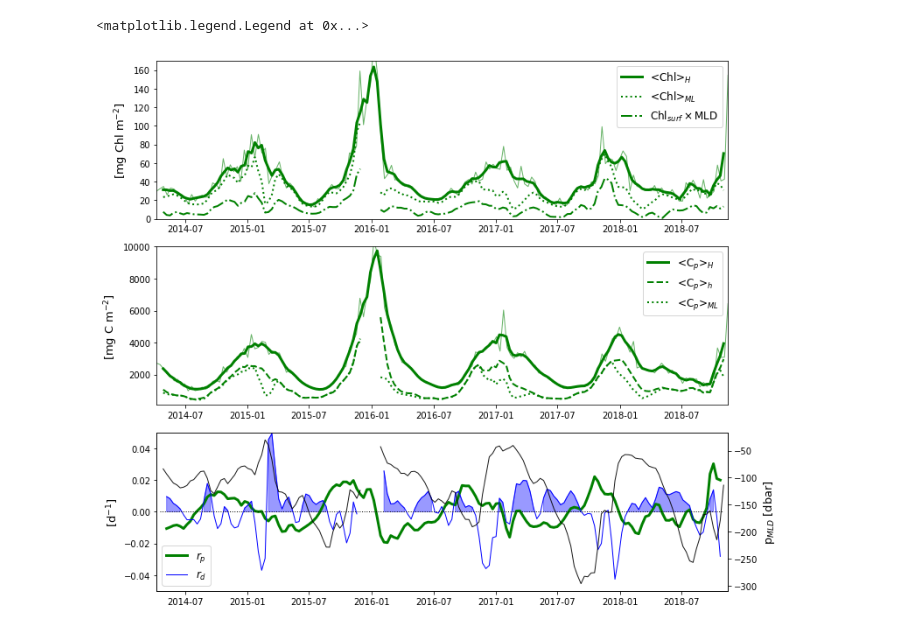
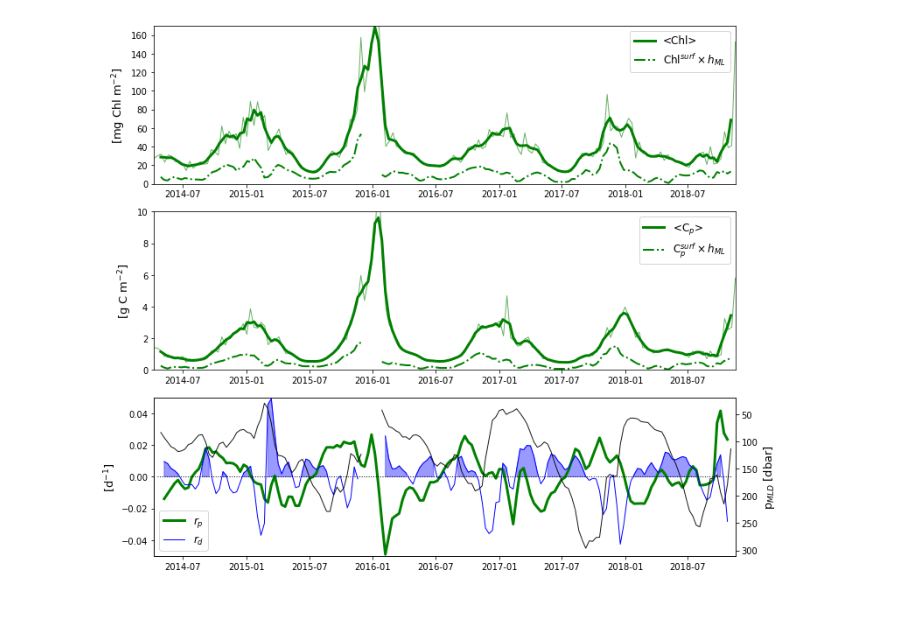
Before and after one commit to roxyboy/SouthernOcean-ARGO, a Jupyter notebook: SOCCOM/5904185.ipynb, the cells around one changed output. Drawn from its saved outputs; the diff is of its cells as text; code cells hidden in the pictures.

```diff
--- a/SOCCOM/5904185.ipynb
+++ b/SOCCOM/5904185.ipynb
@@ -27,5 +44,5 @@ saf = pd.read_csv(op.join(ddir,'../Fronts/saf.txt'), delim_whitespace=True,
 # %%
-ds = xr.open_dataset(op.join(ddir,'5904185_Mprof.nc'))
+ds = xr.open_dataset('5904185_Mprof.nc')
 ds
 # %% [output]
 <xarray.Dataset>
@@ -271,0 +295,5 @@ cb3.set_label(r"[mg C m$^{-3}$]", fontsize=13)
+# %%
+fig, ax = plt.subplots()
+for i in range(len(chl_intp.time)):
+    ax.plot(chl_intp[i],-pnew)
+ax.set_xscale('log')
@@ -360,9 +423,10 @@ for tt in C_test.time.data:
 # %%
 CintgH_tp = CintgH.interp(time=tnew, method='linear')
-Cintg_tp = Cintg.interp(time=tnew, method='linear')
-Cml_intp = Cml.interp(time=tnew, method='linear')
-Chlml_intp = Chlml.interp(time=tnew, method='linear')
+# Cintg_tp = Cintg.interp(time=tnew, method='linear')
+# Cml_intp = Cml.interp(time=tnew, method='linear')
+# Chlml_intp = Chlml.interp(time=tnew, method='linear')
 ChlsML_intp = ChlsML.interp(time=tnew, method='linear')
+CsML_intp = CsML.interp(time=tnew, method='linear')
 ChlH_intp = ChlH.interp(time=tnew, method='linear')
 # %%
 nroll = int(30/dt_intp)
@@ -392,51 +481,56 @@ fig, (ax1,ax3,ax5) = plt.subplots(nrows=3, ncols=1, figsize=(11,9))
 fig.set_tight_layout(True)
 ax6 = ax5.twinx()
 
-ax3.plot(CintgH.time, CintgH.where(CintgH<1.5e4).data, 'g', lw=1, alpha=.6)
+ax3.plot(CintgH.time, CintgH.where(CintgH<1.5e4).data*1e-3, 'g', lw=1, alpha=.6)
 ax1.plot(ChlH.time, ChlH.data, 'g', lw=1, alpha=.6)
 
 ax1.plot(ChlH_intp.rolling(time=nroll, center=True).mean().time,
          ChlH_intp.rolling(time=nroll, center=True).mean().data,
-         'g', lw=3, label=r"<Chl>$_H$")
-ax1.plot(Chlml_intp.rolling(time=nroll, center=True).mean().time,
-         Chlml_intp.rolling(time=nroll, center=True).mean().data,
-         'g:', lw=2, label=r"<Chl>$_{ML}$")
+         'g', lw=3, label=r"<Chl>")
+# ax1.plot(Chlml_intp.rolling(time=nroll, center=True).mean().time,
+#          Chlml_intp.rolling(time=nroll, center=True).mean().data,
+#          'g:', lw=2, label=r"<Chl>$_{ML}$")
 ax1.plot(ChlsML_intp.rolling(time=nroll, center=True).mean().time,
          ChlsML_intp.rolling(time=nroll, center=True).mean().data,
-         'g-.', lw=2, label=r"Chl$_{surf}\times$MLD")
+         'g-.', lw=2, label=r"Chl$^{surf}\times h_{ML}$")
 
 ax3.plot(CintgH_tp.rolling(time=nroll, center=True).mean().time,
-         CintgH_tp.where(CintgH_tp<1.5e4).rolling(time=nroll, center=True).mean().data,
-         'g', lw=3, label=r"<C$_p$>$_H$")
-ax3.plot(Cintg_tp.rolling(time=nroll, center=True).mean().time,
-         Cintg_tp.where(Cintg_tp<1.5e4).rolling(time=nroll, center=True).mean().data,
-         'g--', lw=2, label=r"<C$_p$>$_h$")
-ax3.plot(Cml_intp.rolling(time=nroll, center=True).mean().time,
-         Cml_intp.where(Cml_intp<1.5e4).rolling(time=nroll, center=True).mean().data,
-         'g:', lw=2, label=r'<C$_p$>$_{ML}$')
+         CintgH_tp.where(CintgH_tp<1.5e4).rolling(time=nroll, center=True).mean().data*1e-3,
+         'g', lw=3, label=r"<C$_p$>")
+# ax3.plot(Cintg_tp.rolling(time=nroll, center=True).mean().time,
+#          Cintg_tp.where(Cintg_tp<1.5e4).rolling(time=nroll, center=True).mean().data,
+#          'g--', lw=2, label=r"<C$_p$>$_h$")
+# ax3.plot(Cml_intp.rolling(time=nroll, center=True).mean().time,
+#          Cml_intp.where(Cml_intp<1.5e4).rolling(time=nroll, center=True).mean().data,
+#          'g:', lw=2, label=r'<C$_p$>$_{ML}$')
+ax3.plot(CsML_intp.rolling(time=nroll, center=True).mean().time,
+         CsML_intp.rolling(time=nroll, center=True).mean().data*1e-3,
+         'g-.', lw=2, label=r"C$^{surf}_p\times h_{ML}$")
 
 ax6.plot(pML_intp.rolling(time=nroll, center=True).mean().time,
          -pML_intp.rolling(time=nroll, center=True).mean(),
          color='k', lw=1, alpha=.9)
 ax5.plot(rPH.time.data, rPH*86400, 'g', label=r'$r_p$', lw=3)
 ax5.plot(rD.time.data, rD*86400, c='b', label=r'$r_d$', lw=1)
 ax5.plot(rD.time, np.zeros(len(rD.time)), 'k:', lw=1)
 ax5.fill_between(np.asarray(rD_pos.time[:-1],dtype='datetime64'), rD_pos[:-1]*86400, color='b', alpha=0.4)
 
 ax1.set_xlim([C_test.time.data[0],C_test.time.data[-1]])
 ax3.set_xlim([C_test.time.data[0],C_test.time.data[-1]])
 ax5.set_xlim([C_test.time.data[0],C_test.time.data[-1]])
+ax6.set_ylim([-310,-20])
+ax6.set_yticks([-50,-100,-150,-200,-250,-300])
+ax6.set_yticklabels([50,100,150,200,250,300])
 ax1.set_ylim([0,170])
-ax3.set_ylim([100,10000])
+ax3.set_ylim([0,10])
 ax5.set_ylim([-.05,.05])
 ax1.set_ylabel(r"[mg Chl m$^{-2}$]", fontsize=13)
-ax3.set_ylabel(r"[mg C m$^{-2}$]", fontsize=13)
+ax3.set_ylabel(r"[g C m$^{-2}$]", fontsize=13)
 ax5.set_ylabel(r"[d$^{-1}$]", fontsize=13)
 ax6.set_ylabel(r"p$_{MLD}$ [dbar]", fontsize=13)
 ax1.legend(loc='upper right', fontsize=12)
 ax3.legend(loc='upper right', fontsize=12)
 ax5.legend(loc='lower left', fontsize=12)
-# plt.savefig(op.join(ddir,'../Figures/SOCCOM-4185_Cphyto-r.pdf'))
+plt.savefig(op.join(ddir,'../Figures/SOCCOM-4185_Cphyto-r_timeseries.pdf'))
 # %% [output]
-<matplotlib.legend.Legend at 0x...>
-[figure, old version]
+[figure, new version]
```
Also changed, not shown: parts of 11 cells of this notebook, 2 other files.
